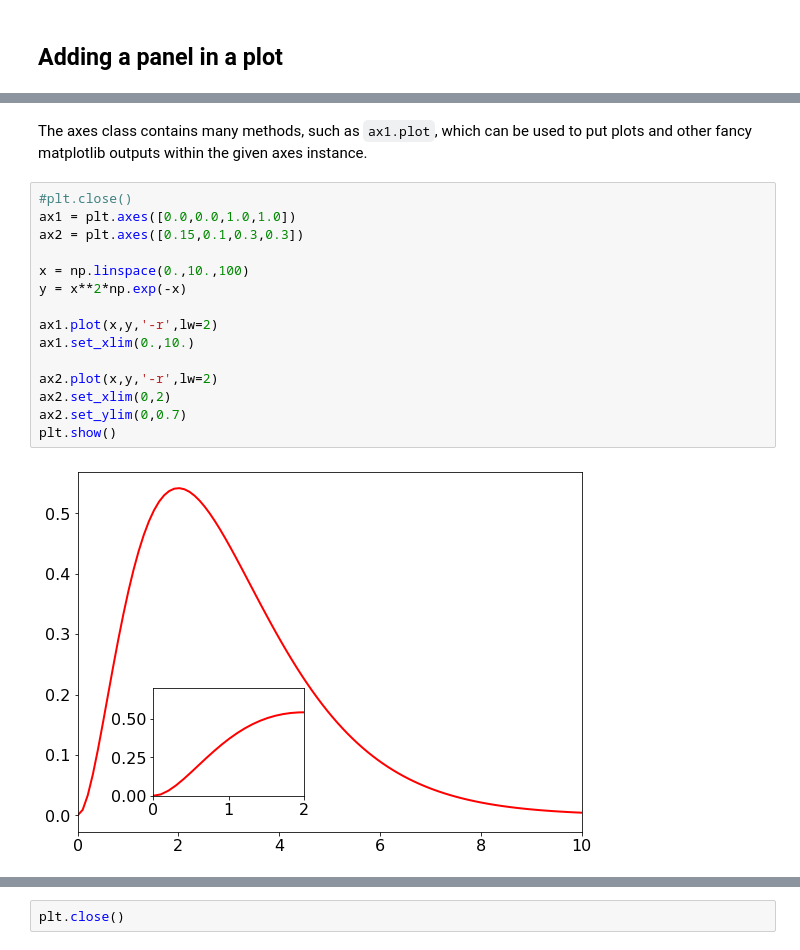
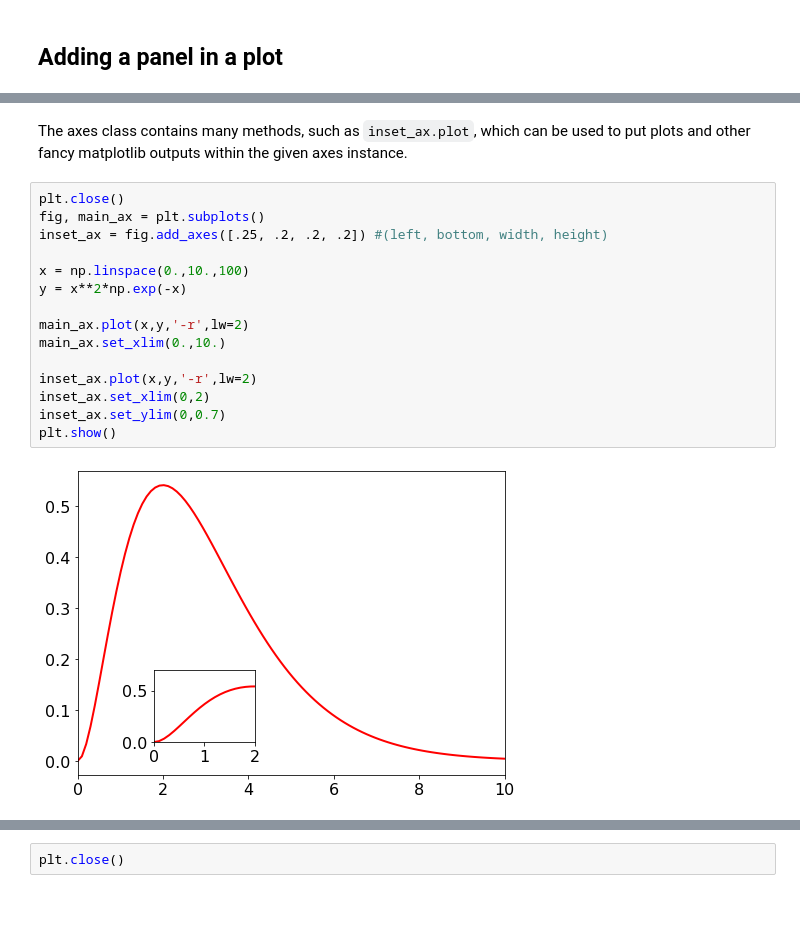
Before and after one commit to bgiacoma/introduction-to-python, a Jupyter notebook: 03_Matplotlib.ipynb, the cells around one changed output, grey strips where cells are left out. Drawn from its saved outputs; the diff is of its cells as text; blank space fills up the shorter version.

Commit message:
updated the matplotlib example

```diff
--- a/03_Matplotlib.ipynb
+++ b/03_Matplotlib.ipynb
@@ -246,20 +254,20 @@ ax2 = plt.axes([0.2,0.2,0.3,0.3])
 # %% [markdown]
-The axes class contains many methods, such as `ax1.plot`, which can be used to put plots and other fancy matplotlib outputs within the given axes instance.
+The axes class contains many methods, such as `inset_ax.plot`, which can be used to put plots and other fancy matplotlib outputs within the given axes instance.
 # %%
-#plt.close()
-ax1 = plt.axes([0.0,0.0,1.0,1.0])
-ax2 = plt.axes([0.15,0.1,0.3,0.3])
+plt.close()
+fig, main_ax = plt.subplots()
+inset_ax = fig.add_axes([.25, .2, .2, .2]) #(left, bottom, width, height)
 
 x = np.linspace(0.,10.,100)
 y = x**2*np.exp(-x)
 
-ax1.plot(x,y,'-r',lw=2)
-ax1.set_xlim(0.,10.)
+main_ax.plot(x,y,'-r',lw=2)
+main_ax.set_xlim(0.,10.)
 
-ax2.plot(x,y,'-r',lw=2)
-ax2.set_xlim(0,2)
-ax2.set_ylim(0,0.7)
+inset_ax.plot(x,y,'-r',lw=2)
+inset_ax.set_xlim(0,2)
+inset_ax.set_ylim(0,0.7)
 plt.show()
 # %% [output]
-[figure, old version]
+[figure, new version]
 # %%
```
Also changed, not shown: parts of 6 cells of this notebook.
